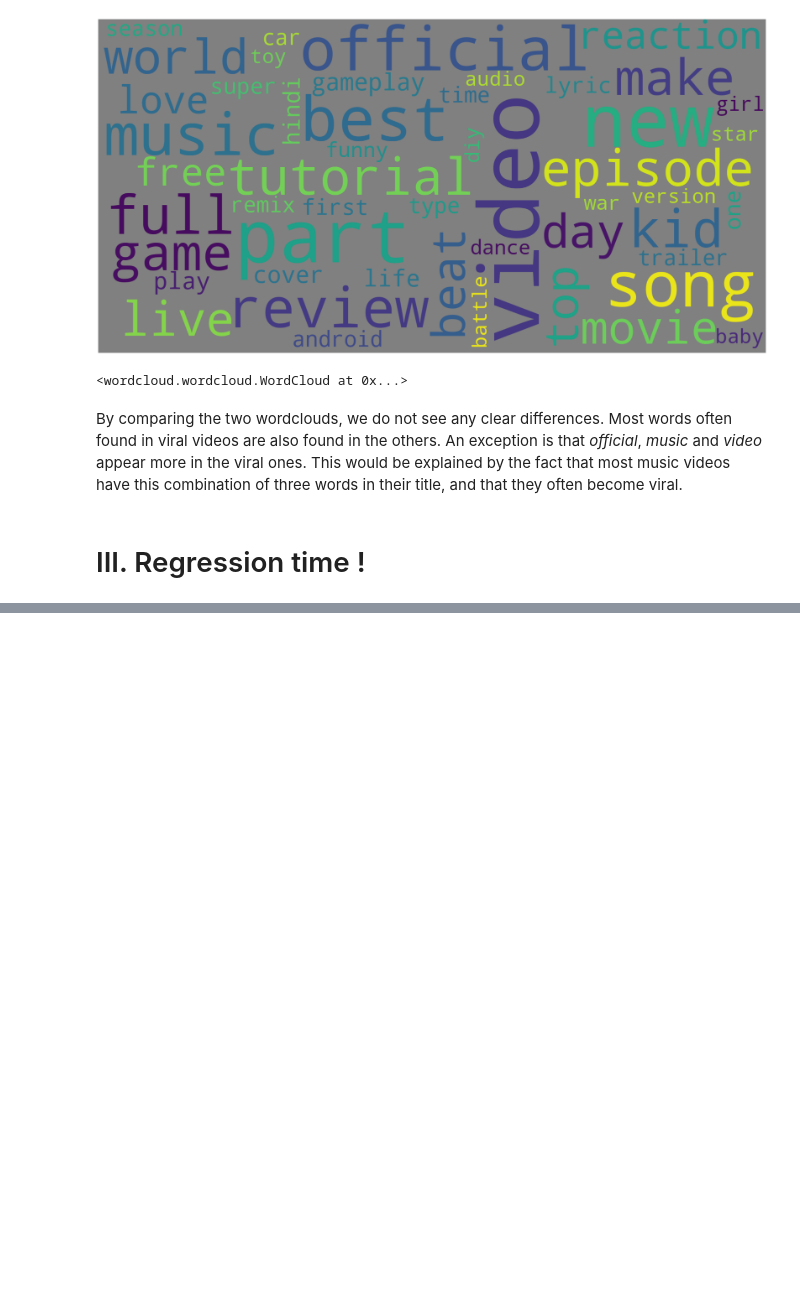
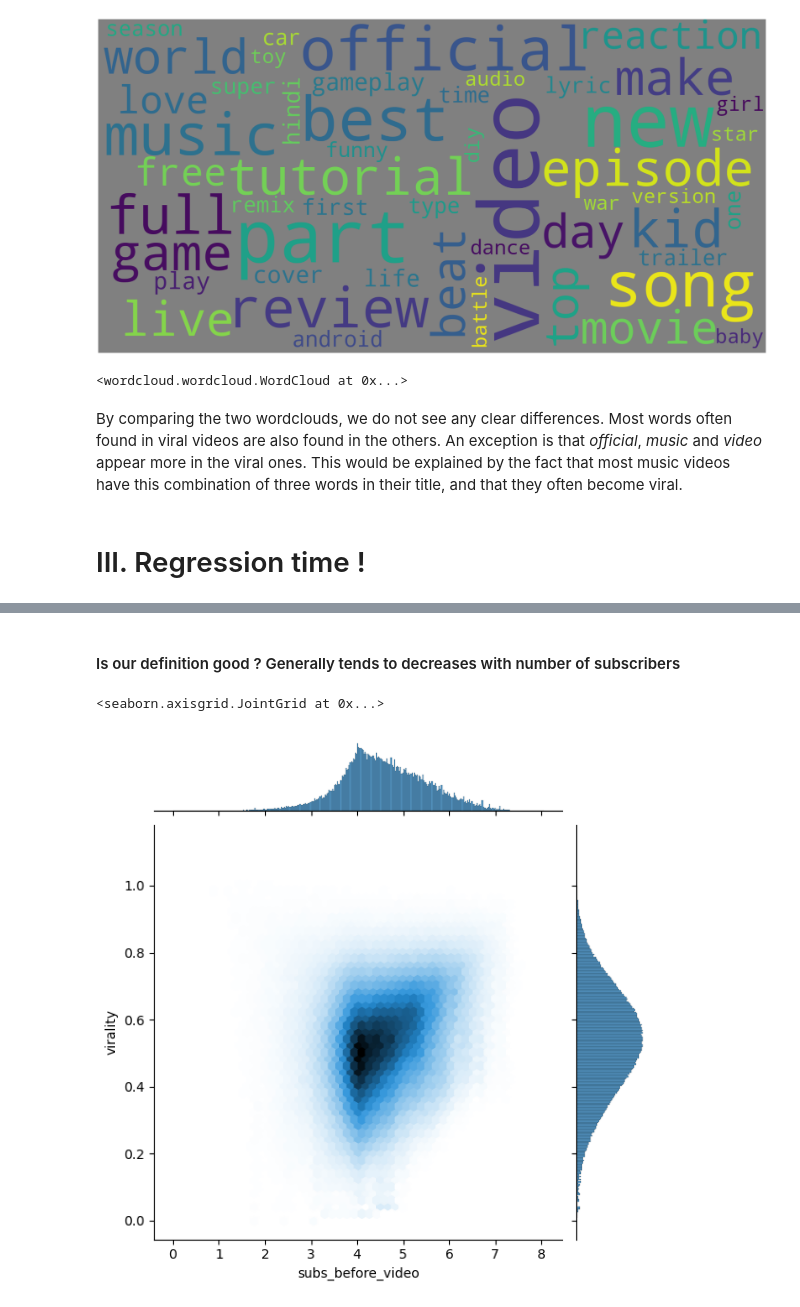
Before and after one commit to epfl-ada/ada-2022-project-fraisetagadaofficial, a Jupyter notebook: FraiseTagADAofficial-Milestone-3.ipynb, the cells around one changed output, grey strips where cells are left out. Cells and saved outputs as stored; diff of their text form; code cells hidden in the pictures; blank space fills up the shorter version.

```diff
--- a/FraiseTagADAofficial-Milestone-3.ipynb
+++ b/FraiseTagADAofficial-Milestone-3.ipynb
@@ -1323,0 +1348,7 @@ By comparing the two wordclouds, we do not see any clear differences. Most words
+# %% [markdown]
+#### Is our definition good ? Generally tends to decreases with number of subscribers
+# %%
+sns.jointplot(x=np.log10(videos['subs_before_video']), y=videos['virality'], kind="hex")
+# %% [output]
+<seaborn.axisgrid.JointGrid at 0x...>
+[figure, added]
```
Also changed, not shown: parts of 35 cells of this notebook.
